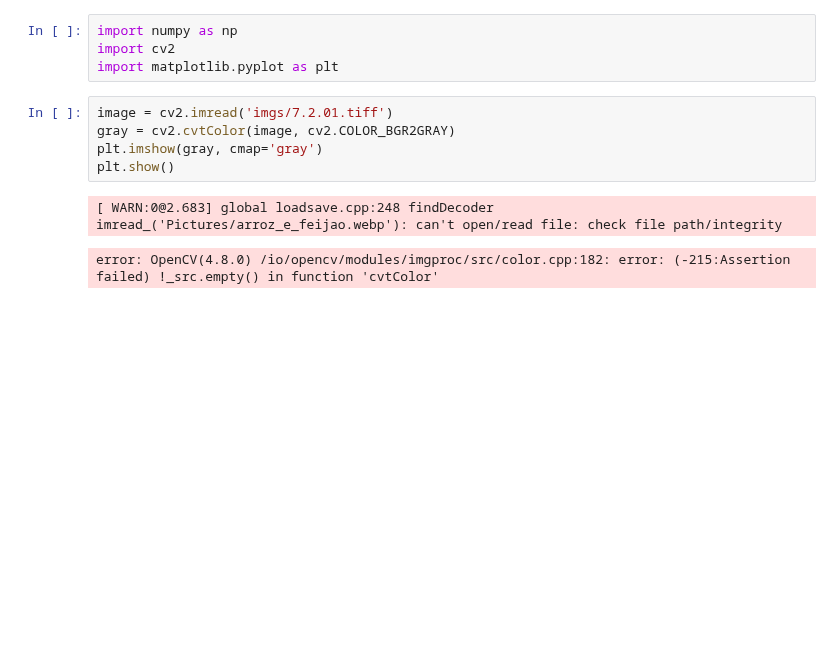
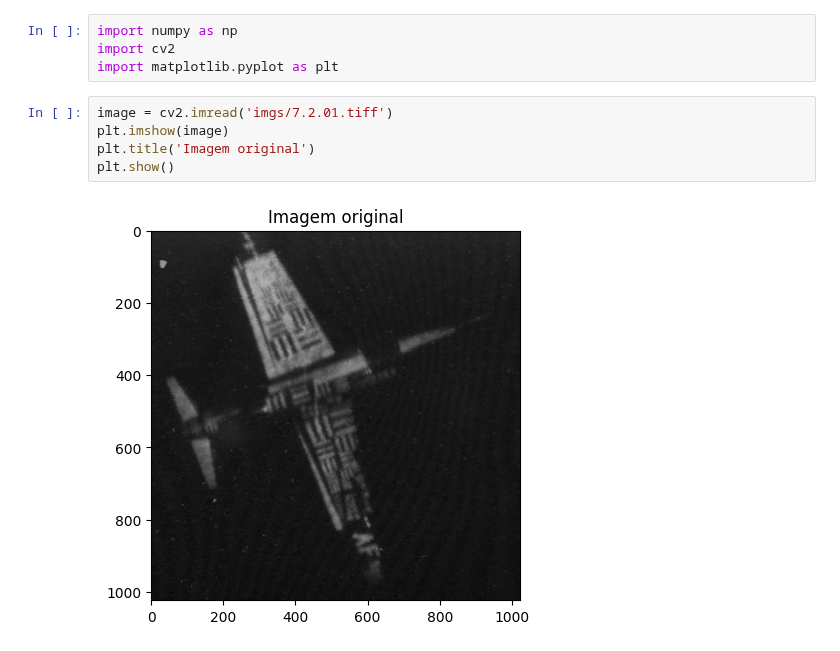
Before and after one commit to tomast1337/Image-Processing, a Jupyter notebook: aula2.ipynb, the cells around one changed output. Cells and saved outputs as stored; diff of their text form; blank space fills up the shorter version.

```diff
--- a/aula2.ipynb
+++ b/aula2.ipynb
@@ -4,9 +4,8 @@ import cv2
 import matplotlib.pyplot as plt
 # %%
 image = cv2.imread('imgs/7.2.01.tiff')
-gray = cv2.cvtColor(image, cv2.COLOR_BGR2GRAY)
-plt.imshow(gray, cmap='gray')
+plt.imshow(image)
+plt.title('Imagem original')
 plt.show()
 # %% [output]
-[ WARN:0@2.683] global loadsave.cpp:248 findDecoder imread_('Pictures/arroz_e_feijao.webp'): can't open/read file: check file path/integrity
-error: OpenCV(4.8.0) /io/opencv/modules/imgproc/src/color.cpp:182: error: (-215:Assertion failed) !_src.empty() in function 'cvtColor'
+[figure, added]
```
Also changed, not shown: parts of 3 cells of this notebook, 3 other files.
